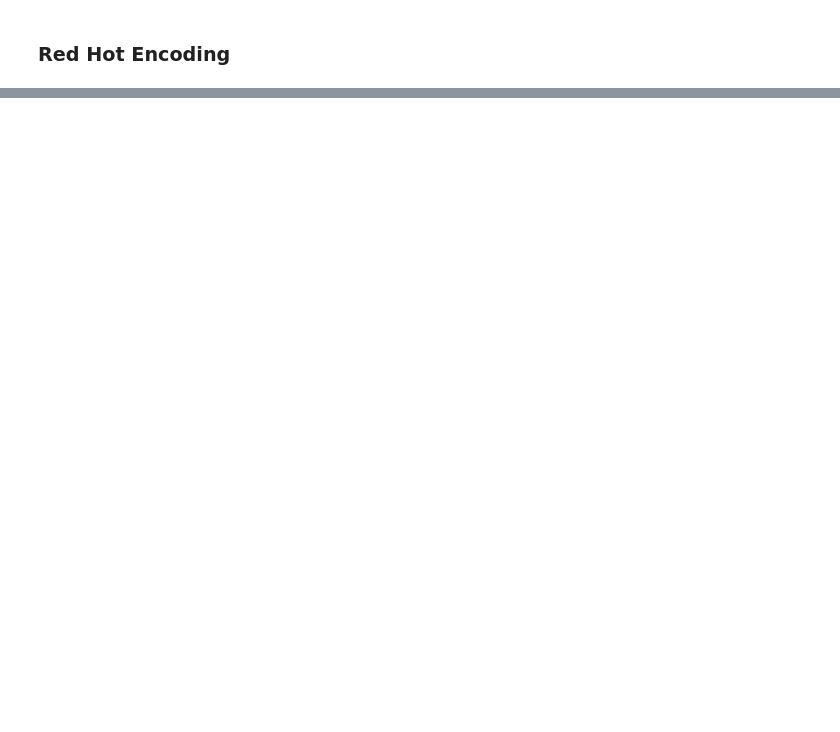
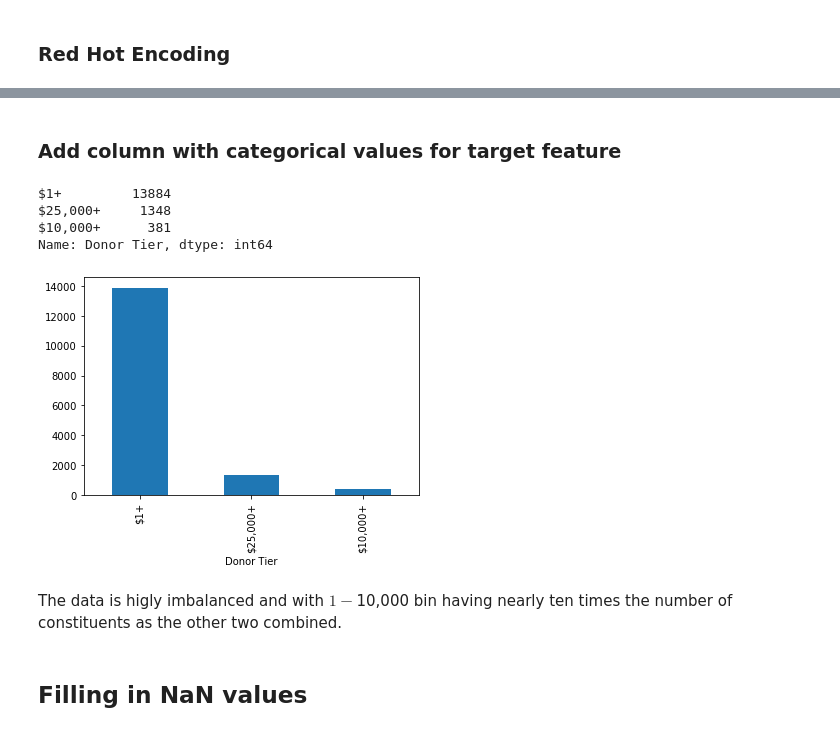
Before and after one commit to 4charliegardner/MSDS_696, a Jupyter notebook: Gardner_MSDS696.ipynb, the cells around one changed output, grey strips where cells are left out. Drawn from its saved outputs; the diff is of its cells as text; code cells hidden in the pictures; blank space fills up the shorter version.

```diff
--- a/Gardner_MSDS696.ipynb
+++ b/Gardner_MSDS696.ipynb
@@ -366,6 +305,9 @@ recoded = pd.concat([combined, dummy_df], axis=1)
 # %%
+# Delete dummy columns that either would add multicollinearity or are not meaningful to analysis
+dummy_df.drop(['Organization', 'Male', 'Upcoming birthday', ' ', '  '], inplace=True, axis=1)
+
 # Add the dummy variables to the original dataframe
 recoded = pd.concat([combined, dummy_df], axis=1)
 
 # Delete the original columns that have been tranformed
-recoded.drop(['Constituent codes', 'Constituent type', 'Prospect classification', 'Prospect status', 'Prospect Type', 'Gender', 'Tags', 'Committee, WSF-Driven', 'Committees, Outside','Community Groups',  'Recognition, WSF', 'Solicit codes', 'Stewardship Letters', 'Tax Status'], inplace=True, axis=1)
+recoded.drop(['First gift type', 'Latest gift type', 'Greatest gift type', 'Last action category', 'Constituent codes', 'Constituent type', 'Prospect classification', 'Prospect status', 'Prospect Type', 'Gender', 'Tags', 'Committee, WSF-Driven','Community Groups', 'Solicit codes', 'Tax Status' ], inplace=True, axis=1)
@@ -391,0 +314,23 @@ recoded.head(20)
+# %% [markdown]
+### Add column with categorical values for target feature
+# %%
+# Create bins for lifetime giving. This will be used for target column
+# Bins limits are based upon Foundation's guidelines of establishing donor advised funds
+recoded["Donor Tier"] = pd.cut(recoded["Lifetime giving"],[-.5, 10000, 25000, 1000000000], precision=0, labels=['$1+', '$10,000+','$25,000+'])
+
+#Check value count for target column
+print(recoded['Donor Tier'].value_counts())
+# %% [output]
+$1+         13884
+$25,000+     1348
+$10,000+      381
+Name: Donor Tier, dtype: int64
+# %%
+# Plot donor tier column
+barplot = recoded.value_counts(recoded['Donor Tier']).plot.bar()
+# %% [output]
+[figure, added]
+# %% [markdown]
+The data is higly imbalanced and with $1-$10,000 bin having nearly ten times the number of constituents as the other two combined.
+# %% [markdown]
+## Filling in NaN values
```
Also changed, not shown: parts of 113 cells of this notebook.
